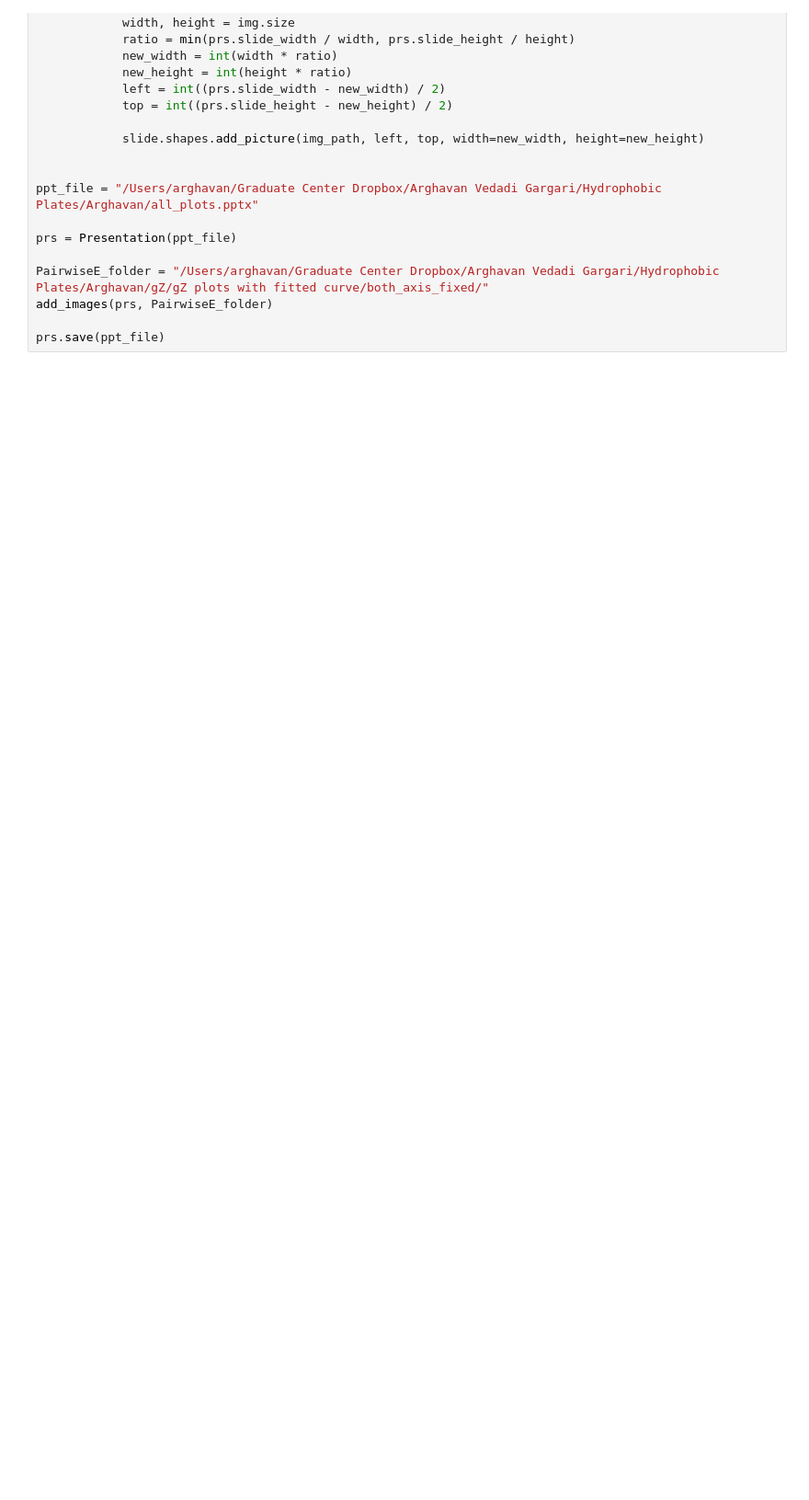
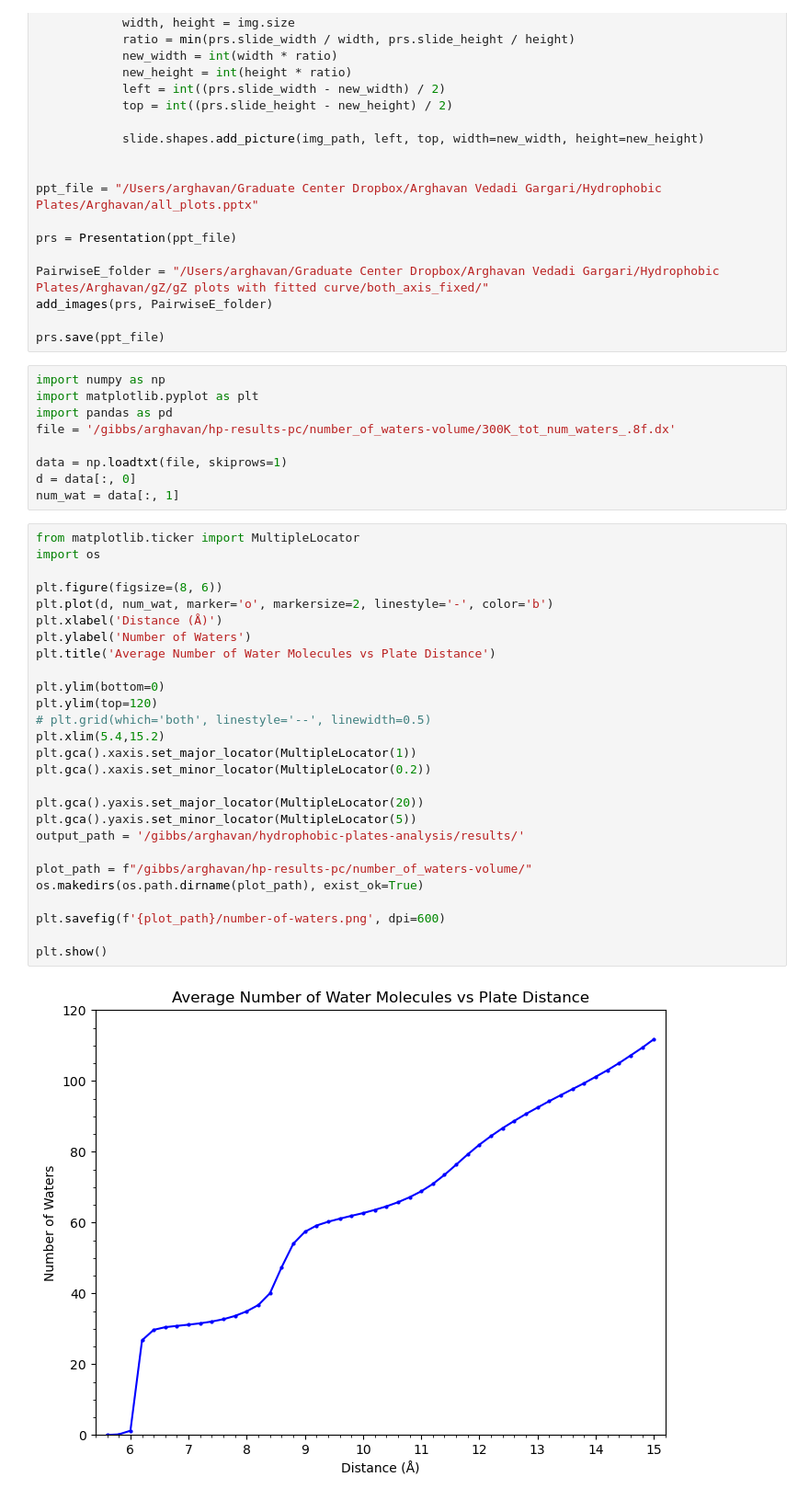
Before and after one commit to arghavanvg/hydrophobic-plates-analysis, a Jupyter notebook: add-pptx.ipynb, the cells around one changed output. Shown at 92% size. Cells and saved outputs as stored; diff of their text form; blank space fills up the shorter version.

```diff
--- a/add-pptx.ipynb
+++ b/add-pptx.ipynb
@@ -57,3 +57,41 @@ PairwiseE_folder = "/Users/arghavan/Graduate Center Dropbox/Arghavan Vedadi Garg
 add_images(prs, PairwiseE_folder)
 
 prs.save(ppt_file)
+# %%
+import numpy as np
+import matplotlib.pyplot as plt
+import pandas as pd
+file = '/gibbs/arghavan/hp-results-pc/number_of_waters-volume/300K_tot_num_waters_.8f.dx'
+
+data = np.loadtxt(file, skiprows=1)
+d = data[:, 0]
+num_wat = data[:, 1]
+# %%
+from matplotlib.ticker import MultipleLocator
+import os
+
+plt.figure(figsize=(8, 6))
+plt.plot(d, num_wat, marker='o', markersize=2, linestyle='-', color='b')
+plt.xlabel('Distance (Å)')
+plt.ylabel('Number of Waters')
+plt.title('Average Number of Water Molecules vs Plate Distance')
+
+plt.ylim(bottom=0)
+plt.ylim(top=120)
+# plt.grid(which='both', linestyle='--', linewidth=0.5)
+plt.xlim(5.4,15.2)
+plt.gca().xaxis.set_major_locator(MultipleLocator(1))
+plt.gca().xaxis.set_minor_locator(MultipleLocator(0.2))
+
+plt.gca().yaxis.set_major_locator(MultipleLocator(20))
+plt.gca().yaxis.set_minor_locator(MultipleLocator(5))
+output_path = '/gibbs/arghavan/hydrophobic-plates-analysis/results/'
+
+plot_path = f"/gibbs/arghavan/hp-results-pc/number_of_waters-volume/"
+os.makedirs(os.path.dirname(plot_path), exist_ok=True)
+
+plt.savefig(f'{plot_path}/number-of-waters.png', dpi=600)
+
+plt.show()
+# %% [output]
+[figure, added]
```
